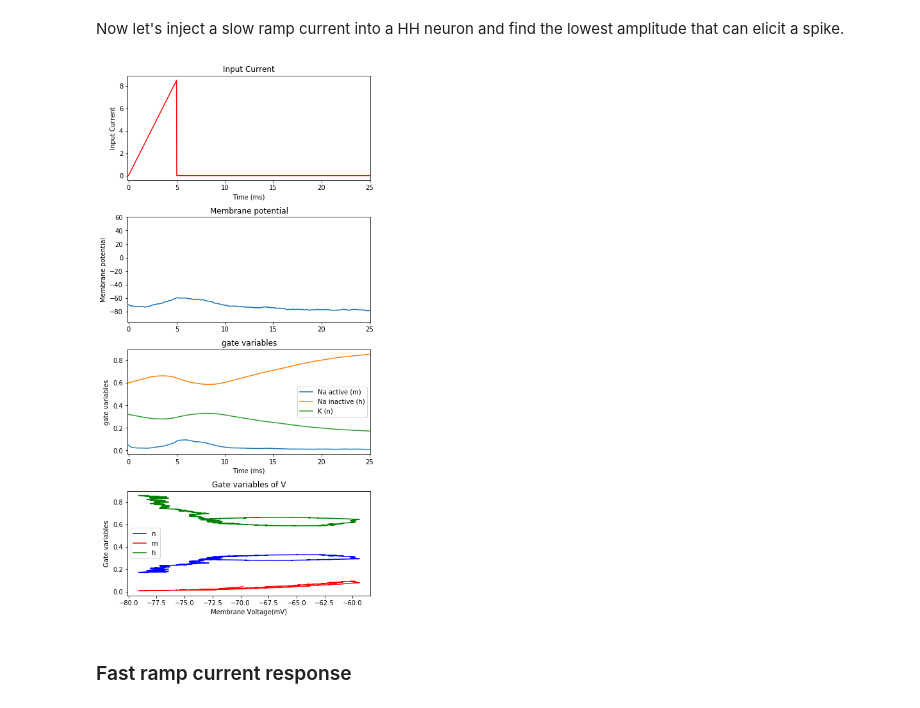
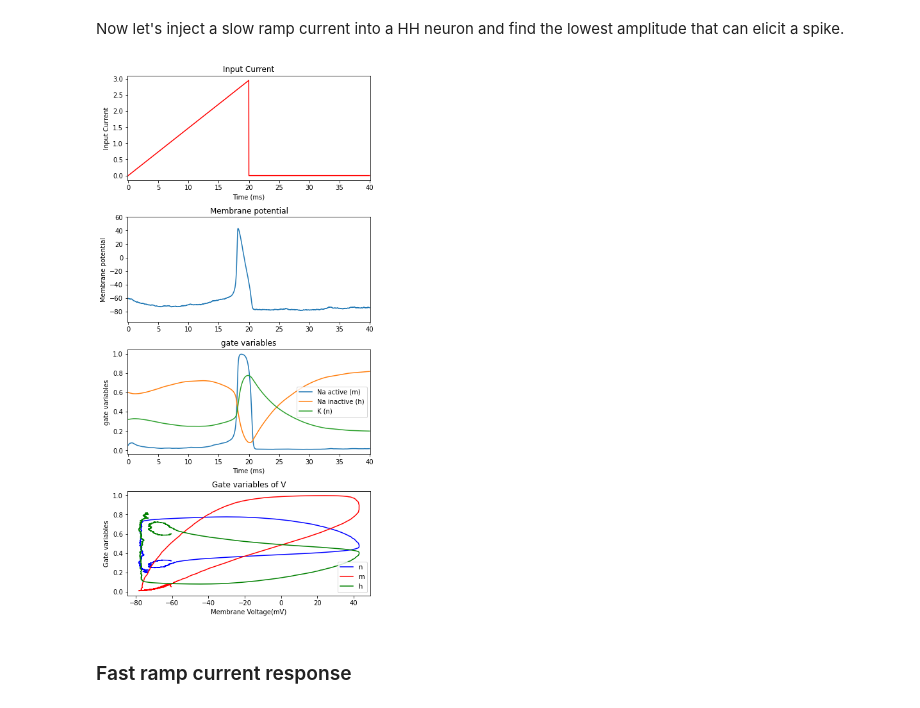
Before and after one commit to Gracewx/BrainPy-Models, a Jupyter notebook: docs/tutorials/neurons/HH_model.ipynb, the cells around one changed output. Cells and saved outputs as stored; diff of their text form; code cells hidden in the pictures.

```diff
--- a/docs/tutorials/neurons/HH_model.ipynb
+++ b/docs/tutorials/neurons/HH_model.ipynb
@@ -628,18 +628,18 @@ It seems that $I_{min}$ is between 12 and 14.
 Now let's inject a slow ramp current into a HH neuron and find the lowest amplitude that can elicit a spike.
 # %%
 # apply slow ramp current
-c_duration = 5.
+c_duration = 20.
 duration = 20. + c_duration
 
 ramp_I = bp.inputs.ramp_current(c_start = 0.,
-                                c_end = 8.48,
+                                c_end = 2.95,
                                 duration = duration,
                                 t_end = c_duration)
 
 # run simulation
 HH_simulate(input_current=ramp_I, duration=duration, n_figs=4)
 # %% [output]
-[figure, old version]
+[figure, new version]
 # %% [markdown]
 ### Fast ramp current response
 # %% [markdown]
```
Also changed, not shown: parts of 18 cells of this notebook, 1 other file.
